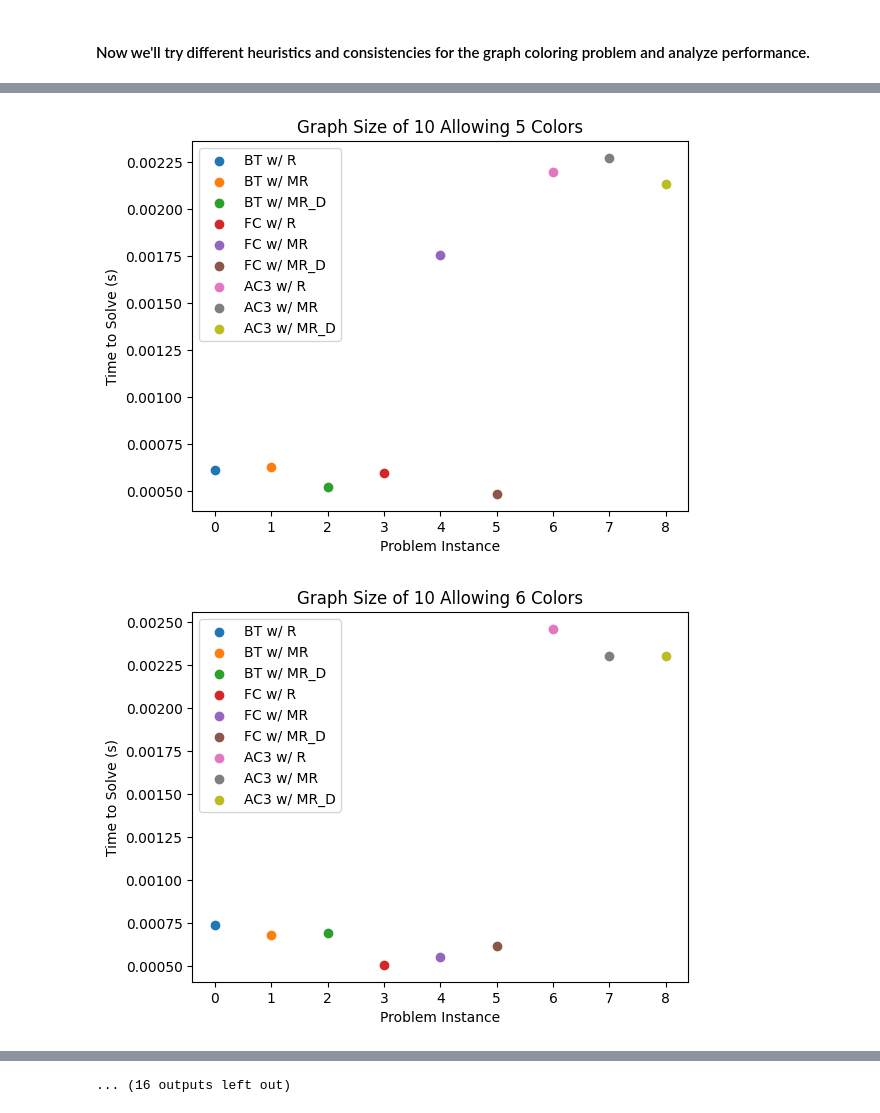
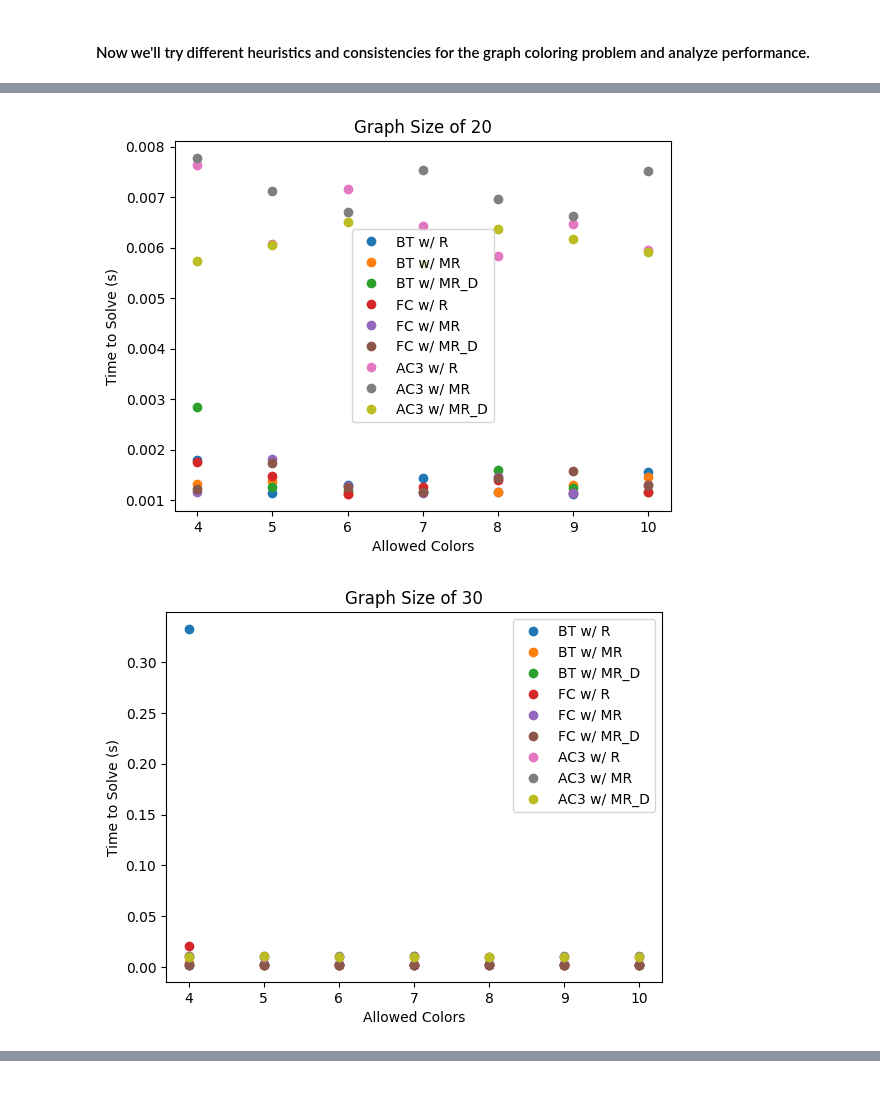
Before and after one commit to Pirate-Hunter-Zoro/Artificial-Intelligence, a Jupyter notebook: Constraint Satisfaction/csp.ipynb, the cells around one changed output, grey strips where cells are left out. Saved outputs shown, nothing was run; the diff lists cells and outputs as text; code cells hidden in the pictures.

Commit message:
better organization of results

```diff
--- a/Constraint Satisfaction/csp.ipynb
+++ b/Constraint Satisfaction/csp.ipynb
@@ -423,7 +423,7 @@ import numpy as np
 import matplotlib.pyplot as plt
 
 # Have each combination of consistency and heuristic solve a set number of Sudoku Problem instances
-results = {}
+results[num_colors] = {}
 num_problem_instances = 100
 cell_length = 3
 # I tried making num_missing 50, and it took WAY too long
@@ -433,15 +433,15 @@ for i in range(num_problem_instances):
     write_sudoku_board(cell_length=cell_length, num_missing=num_missing, output_file=output_file)
     for consistency in Consistency:
         if i == 0:
-            results[consistency.value] = {}
+            results[num_colors][consistency.value] = {}
         for heuristic in CSPHeuristic:
             start_time = time.time()
             sudoku_solver = SudokuSolver(puzzle_file=output_file,consistency=consistency, heuristic=heuristic)
             sudoku_solver.solve(display_results = False)
             end_time = time.time()
             if i == 0:
-                results[consistency.value][heuristic.value] = []
-            results[consistency.value][heuristic.value].append(end_time - start_time)
+                results[num_colors][consistency.value][heuristic.value] = []
+            results[num_colors][consistency.value][heuristic.value].append(end_time - start_time)
     if i % (num_problem_instances // 10) == 0:
         print(f"{i // (num_problem_instances//10) * 10}% done!")
 
@@ -450,12 +450,12 @@ labels = []
 for consistency in Consistency:
     for heuristic in CSPHeuristic:
         labels.append(f"{consistency.name} w/ {heuristic.name}")
-        results[consistency.value][heuristic.value] = np.array(results[consistency.value][heuristic.value])
+        results[num_colors][consistency.value][heuristic.value] = np.array(results[num_colors][consistency.value][heuristic.value])
 X = np.array(range(num_problem_instances))
 current_label_idx = 0
 for consistency in Consistency:
     for heuristic in CSPHeuristic:
-        Y = results[consistency.value][heuristic.value]
+        Y = results[num_colors][consistency.value][heuristic.value]
         label = labels[current_label_idx]
         current_label_idx += 1
         plt.scatter(X, Y, label=label)
@@ -675,45 +675,52 @@ Record Variable Assignments Achieved: 100
 # %% [markdown]
 #### Now we'll try different heuristics and consistencies for the graph coloring problem and analyze performance.
+# %%
+num_points_options = [10, 20, 30, 40, 50, 60, 70, 80, 90, 100]
+for graph_size in num_points_options:
+    output_file = f"gcp_size{graph_size}.json"
+    write_gcp(num_points=graph_size, output_file=output_file)
 # %%
 import time
-import numpy as np
 import matplotlib.pyplot as plt
 
 # Have each combination of consistency and heuristic solve a set number of Sudoku Problem instances
 num_points = [10, 20, 30, 40, 50, 60, 70, 80, 90, 100]
 allowed_colors = [4, 5, 6, 7, 8, 9, 10]
-output_file = "gcp.json"
 for graph_size in num_points:
-    write_gcp(num_points=graph_size, output_file=output_file)
-    for num_colors in allowed_colors:
-        results = {}
+    output_file = f"gcp_size{graph_size}.json"
+    results = {}
+    for i, num_colors in enumerate(allowed_colors):
+        results[num_colors] = {}
         for consistency in Consistency:
-            if i == 0:
-                results[consistency.value] = {}
+            results[num_colors][consistency.value] = {}
             for heuristic in CSPHeuristic:
                 start_time = time.time()
                 gcp_solver = GCPSolver(num_colors=num_colors, graph_file=output_file, consistency=consistency, heuristic=heuristic)
                 gcp_solver.solve(display_results = False)
                 end_time = time.time()
-                if i == 0:
-                    results[consistency.value][heuristic.value] = []
-                results[consistency.value][heuristic.value].append(end_time - start_time)
+                results[num_colors][consistency.value][heuristic.value] = end_time - start_time
 
-        # Label each type of solver based on its consistency and heuristic, and make a scatter-plot of its results
-        labels = []
-        for consistency in Consistency:
-            for heuristic in CSPHeuristic:
-                labels.append(f"{consistency.name} w/ {heuristic.name}")
+    # Label each type of solver based on its consistency and heuristic, and make a scatter-plot of its results
+    labels = []
+    for consistency in Consistency:
+        for heuristic in CSPHeuristic:
+            labels.append(f"{consistency.name} w/ {heuristic.name}")
+    clusters = [[] for _ in labels]
+    for num_colors in allowed_colors:
         current_label_idx = 0
         for consistency in Consistency:
             for heuristic in CSPHeuristic:
-                y = results[consistency.value][heuristic.value]
-                label = labels[current_label_idx]
-                plt.scatter(current_label_idx, y, label=label)
+                y = results[num_colors][consistency.value][heuristic.value]
+                clusters[current_label_idx].append([num_colors, y])
                 current_label_idx += 1
-        plt.legend()
-        plt.title(f"Graph Size of {graph_size} Allowing {num_colors} Colors")
-        plt.xlabel("Problem Instance")
-        plt.ylabel("Time to Solve (s)")
-        plt.show()
+    _, ax = plt.subplots()
+    for i, point_cluster in enumerate(clusters):
+        x = np.array([point[0] for point in point_cluster])
+        y = np.array([point[1] for point in point_cluster])
+        ax.plot(x, y, 'o', label=labels[i])
+    ax.legend()
+    plt.title(f"Graph Size of {graph_size}")
+    plt.xlabel("Allowed Colors")
+    plt.ylabel("Time to Solve (s)")
+    plt.show()
 # %% [output]
@@ -721,2 +728,2 @@ for graph_size in num_points:
-[figure, old version]
+[figure, new version]
-[figure, old version]
+[figure, new version]
@@ -732 +730,0 @@ for graph_size in num_points:
-... (16 outputs left out)
```
Also changed, not shown: parts of 2 cells of this notebook, 11 other files.
